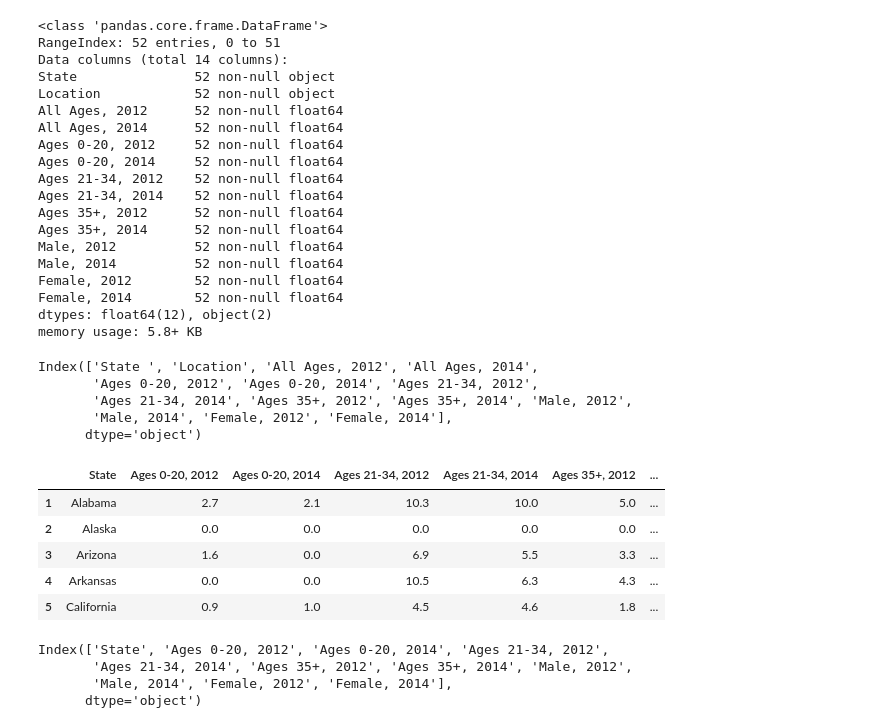
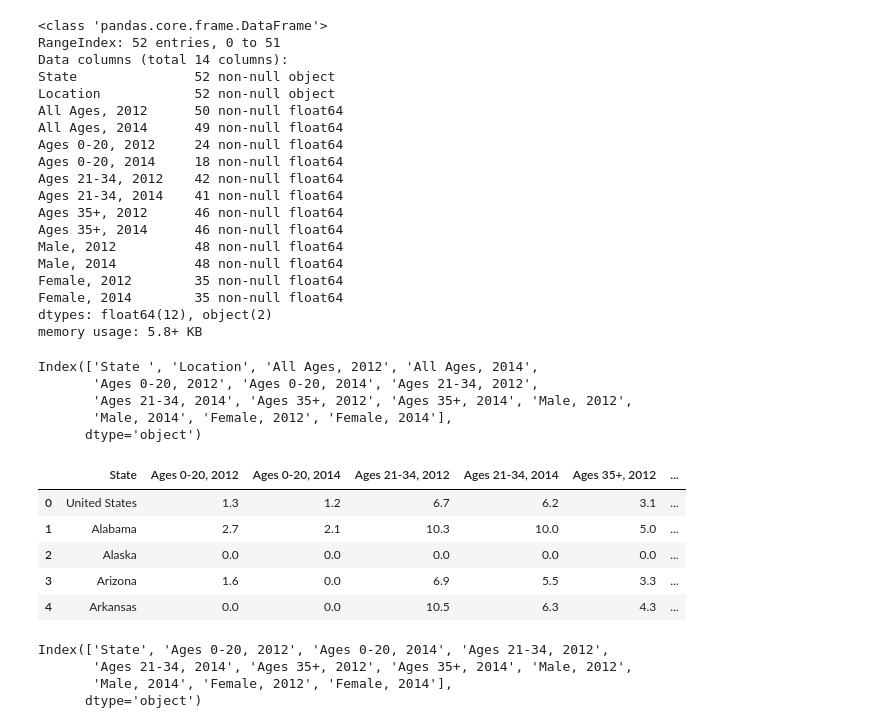
Before and after one commit to ajkim19/TNCs_and_DUI_Deaths, a Jupyter notebook: Project 1/Project 1.ipynb, the cells around one changed output. Saved outputs shown, nothing was run; the diff lists cells and outputs as text; code cells hidden in the pictures.

```diff
--- a/Project 1/Project 1.ipynb
+++ b/Project 1/Project 1.ipynb
@@ -5,6 +5,3 @@ import numpy as np
 %matplotlib notebook
 # %%
 df = pd.read_csv('Impaired_Driving_Death_Rate__by_Age_and_Gender__2012___2014__All_States.csv')
-# %%
-df.fillna(0,inplace=True)
-df.head()
@@ -23,18 +22,18 @@ RangeIndex: 52 entries, 0 to 51
 Data columns (total 14 columns):
 State               52 non-null object
 Location            52 non-null object
-All Ages, 2012      52 non-null float64
-All Ages, 2014      52 non-null float64
-Ages 0-20, 2012     52 non-null float64
-Ages 0-20, 2014     52 non-null float64
-Ages 21-34, 2012    52 non-null float64
-Ages 21-34, 2014    52 non-null float64
-Ages 35+, 2012      52 non-null float64
-Ages 35+, 2014      52 non-null float64
-Male, 2012          52 non-null float64
-Male, 2014          52 non-null float64
-Female, 2012        52 non-null float64
-Female, 2014        52 non-null float64
+All Ages, 2012      50 non-null float64
+All Ages, 2014      49 non-null float64
+Ages 0-20, 2012     24 non-null float64
+Ages 0-20, 2014     18 non-null float64
+Ages 21-34, 2012    42 non-null float64
+Ages 21-34, 2014    41 non-null float64
+Ages 35+, 2012      46 non-null float64
+Ages 35+, 2014      46 non-null float64
+Male, 2012          48 non-null float64
+Male, 2014          48 non-null float64
+Female, 2012        35 non-null float64
+Female, 2014        35 non-null float64
 dtypes: float64(12), object(2)
 memory usage: 5.8+ KB
 # %%
@@ -47,16 +46,16 @@ Index(['State ', 'Location', 'All Ages, 2012', 'All Ages, 2014',
       dtype='object')
 # %%
 df2 = df.drop(columns=['Location', 'All Ages, 2012', 'All Ages, 2014']).copy()
-df2 = df2.drop(0)
 df2.rename(columns={"State ": "State"}, inplace=True)
+df2.fillna(0,inplace=True)
 df2.head()
 # %% [output]
 |  | State | Ages 0-20, 2012 | Ages 0-20, 2014 | Ages 21-34, 2012 | Ages 21-34, 2014 | Ages 35+, 2012 | ... |
+| 0 | United States | 1.3 | 1.2 | 6.7 | 6.2 | 3.1 | ... |
 | 1 | Alabama | 2.7 | 2.1 | 10.3 | 10.0 | 5.0 | ... |
 | 2 | Alaska | 0.0 | 0.0 | 0.0 | 0.0 | 0.0 | ... |
 | 3 | Arizona | 1.6 | 0.0 | 6.9 | 5.5 | 3.3 | ... |
 | 4 | Arkansas | 0.0 | 0.0 | 10.5 | 6.3 | 4.3 | ... |
-| 5 | California | 0.9 | 1.0 | 4.5 | 4.6 | 1.8 | ... |
 # %%
 df2.columns
 # %% [output]
```
Also changed, not shown: parts of 8 cells of this notebook, 11 other files.
